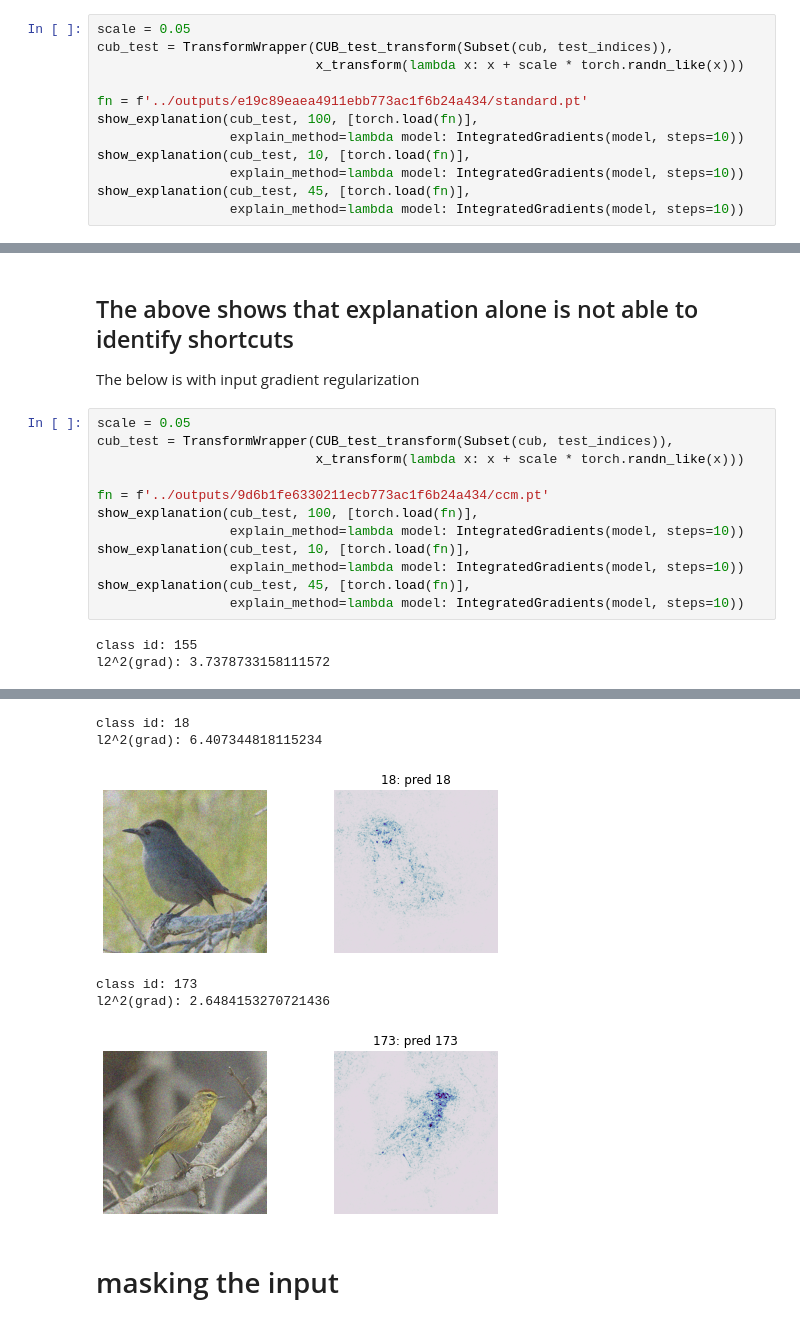
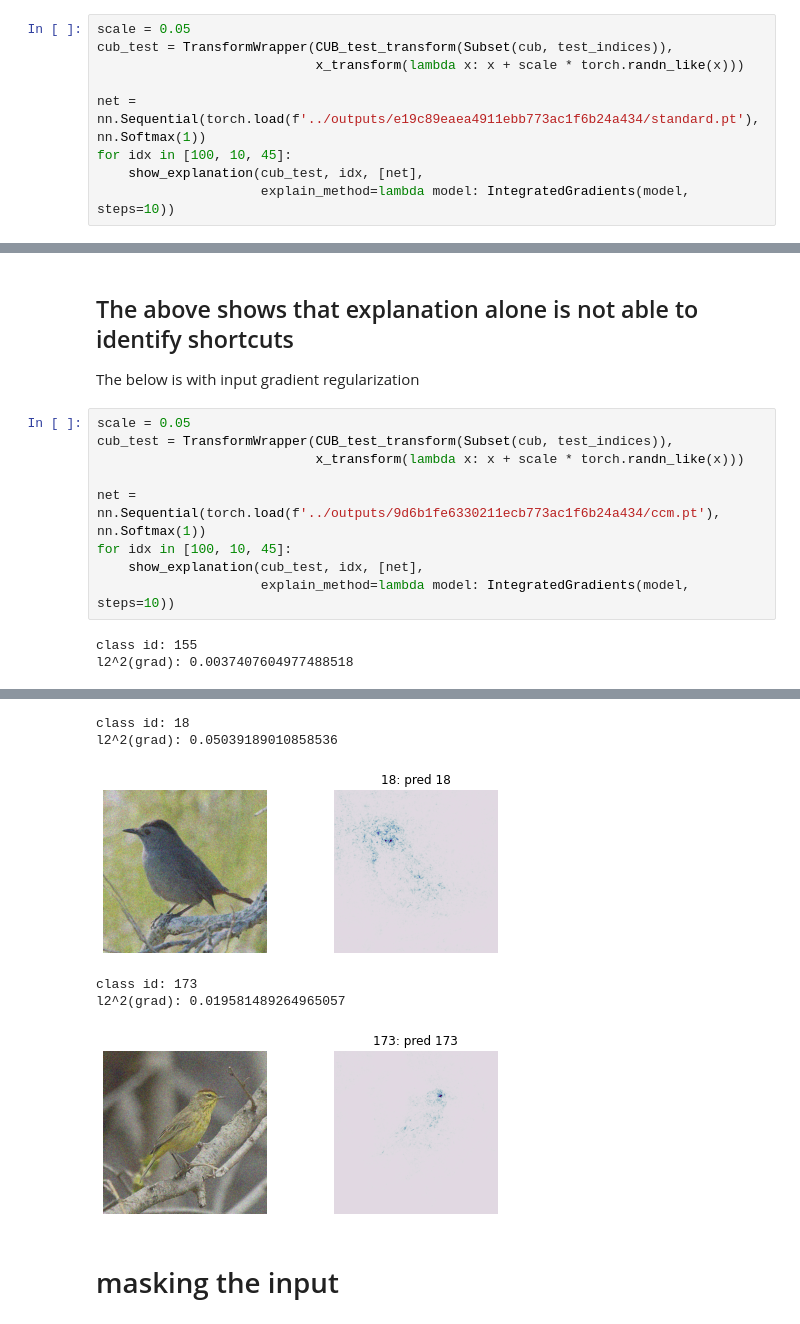
Before and after one commit to nathanwang000/ConceptCredibleModel, a Jupyter notebook: notebooks/attribution.ipynb, the cells around one changed output, grey strips where cells are left out. Saved outputs shown, nothing was run; the diff lists cells and outputs as text.

Commit message:
fixed feature attribution plot to show after softmax

```diff
--- a/notebooks/attribution.ipynb
+++ b/notebooks/attribution.ipynb
@@ -72,12 +72,9 @@ scale = 0.05
 cub_test = TransformWrapper(CUB_test_transform(Subset(cub, test_indices)),
                             x_transform(lambda x: x + scale * torch.randn_like(x)))
 
-fn = f'../outputs/e19c89eaea4911ebb773ac1f6b24a434/standard.pt'
-show_explanation(cub_test, 100, [torch.load(fn)],
-                 explain_method=lambda model: IntegratedGradients(model, steps=10))
-show_explanation(cub_test, 10, [torch.load(fn)],
-                 explain_method=lambda model: IntegratedGradients(model, steps=10))
-show_explanation(cub_test, 45, [torch.load(fn)],
-                 explain_method=lambda model: IntegratedGradients(model, steps=10))
+net =  nn.Sequential(torch.load(f'../outputs/e19c89eaea4911ebb773ac1f6b24a434/standard.pt'), nn.Softmax(1))
+for idx in [100, 10, 45]:
+    show_explanation(cub_test, idx, [net],
+                     explain_method=lambda model: IntegratedGradients(model, steps=10))
 # %% [output]
 class id: 155
@@ -98,13 +95,10 @@ scale = 0.05
 cub_test = TransformWrapper(CUB_test_transform(Subset(cub, test_indices)),
                             x_transform(lambda x: x + scale * torch.randn_like(x)))
 
-fn = f'../outputs/9d6b1fe6330211ecb773ac1f6b24a434/ccm.pt'
-show_explanation(cub_test, 100, [torch.load(fn)],
-                 explain_method=lambda model: IntegratedGradients(model, steps=10))
-show_explanation(cub_test, 10, [torch.load(fn)],
-                 explain_method=lambda model: IntegratedGradients(model, steps=10))
-show_explanation(cub_test, 45, [torch.load(fn)],
-                 explain_method=lambda model: IntegratedGradients(model, steps=10))
+net =  nn.Sequential(torch.load(f'../outputs/9d6b1fe6330211ecb773ac1f6b24a434/ccm.pt'), nn.Softmax(1))
+for idx in [100, 10, 45]:
+    show_explanation(cub_test, idx, [net],
+                     explain_method=lambda model: IntegratedGradients(model, steps=10))
 # %% [output]
 class id: 155
-l2^2(grad): 3.7378733158111572
+l2^2(grad): 0.0037407604977488518
@@ -112,8 +106,8 @@ l2^2(grad): 3.7378733158111572
 class id: 18
-l2^2(grad): 6.407344818115234
+l2^2(grad): 0.05039189010858536
-[figure, old version]
+[figure, new version]
 class id: 173
-l2^2(grad): 2.6484153270721436
+l2^2(grad): 0.019581489264965057
-[figure, old version]
+[figure, new version]
 # %% [markdown]
 # masking the input
```
Also changed, not shown: parts of 4 cells of this notebook.
